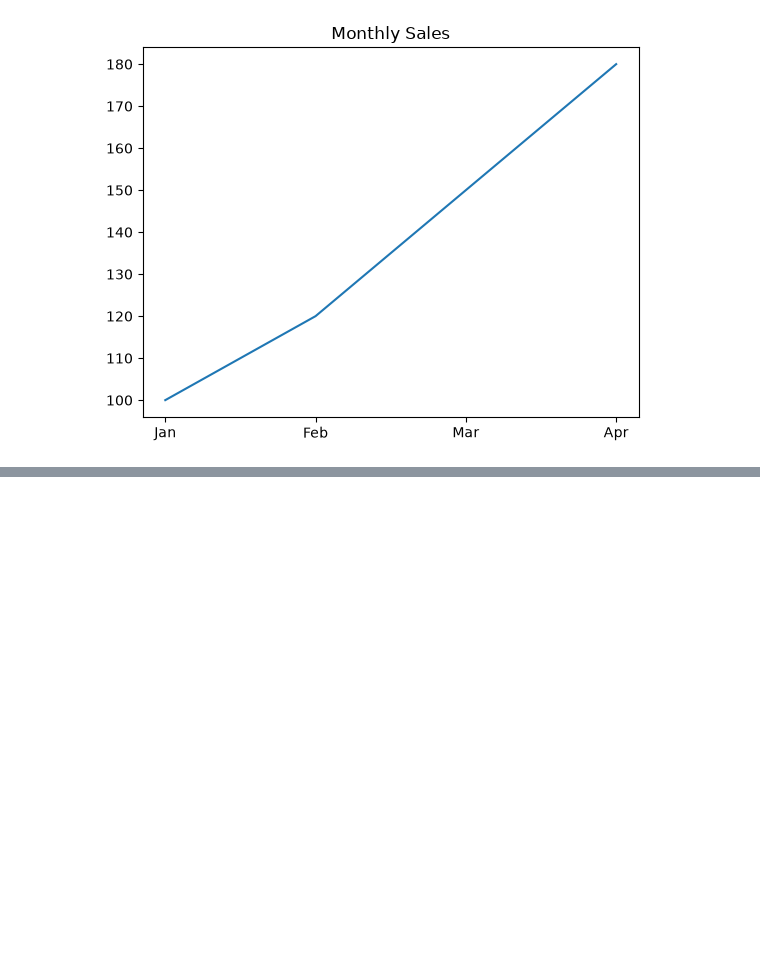
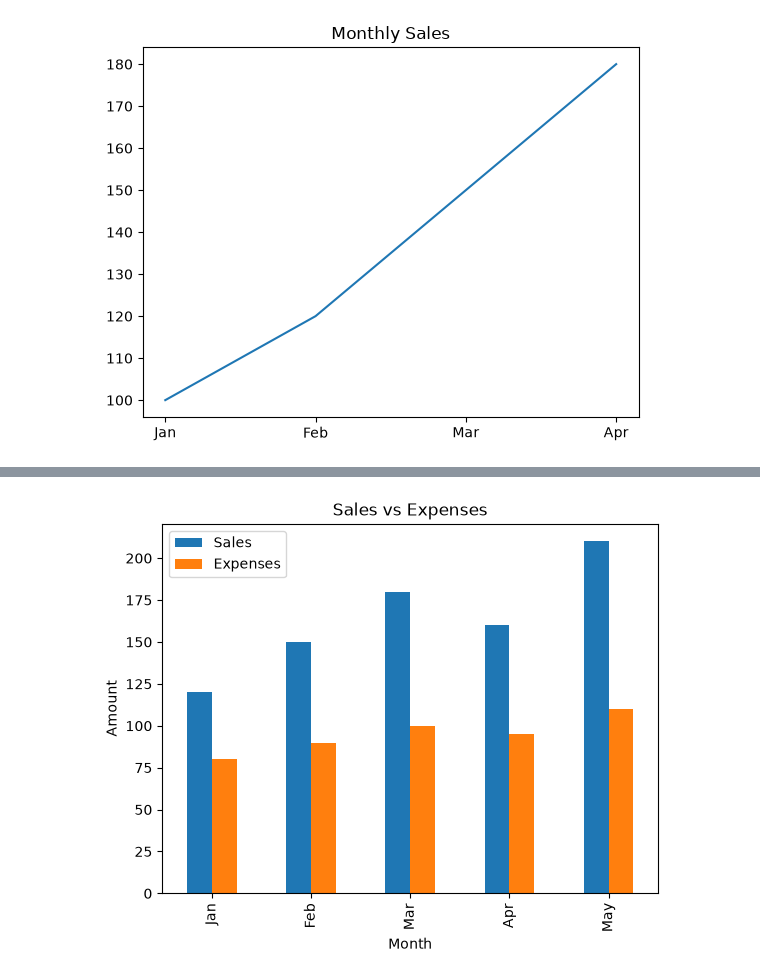
Before and after one commit to geff-ghost/notebooks, a Jupyter notebook: whatsapp_py/WhatsAppJourney.ipynb, the cells around one changed output, grey strips where cells are left out. Saved outputs shown, nothing was run; the diff lists cells and outputs as text; code cells hidden in the pictures; blank space fills up the shorter version.

```diff
--- a/whatsapp_py/WhatsAppJourney.ipynb
+++ b/whatsapp_py/WhatsAppJourney.ipynb
@@ -2026,0 +2105,13 @@ plt.show()
+# %%
+df.plot(
+    x='Month',
+    y=['Sales', 'Expenses'],
+    kind='bar'
+)
+plt.title('Sales vs Expenses')
+plt.xlabel('Month')
+plt.ylabel('Amount')
+
+plt.show()
+# %% [output]
+[figure, added]
```
Also changed, not shown: parts of 15 cells of this notebook.
